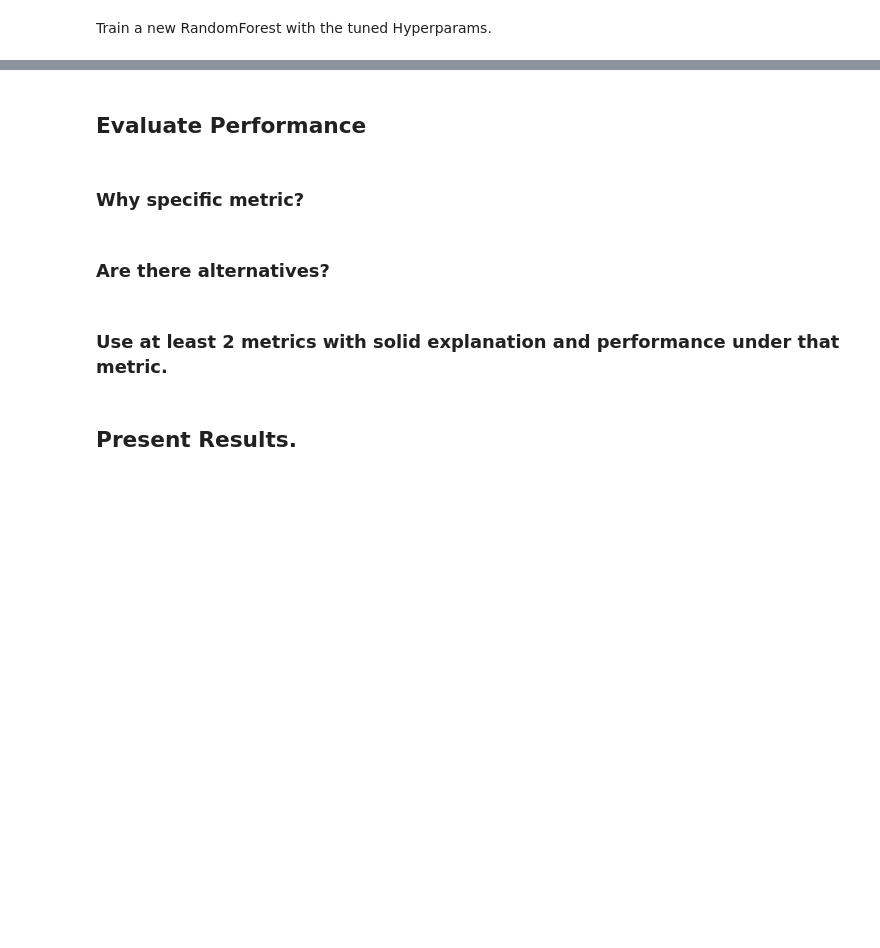
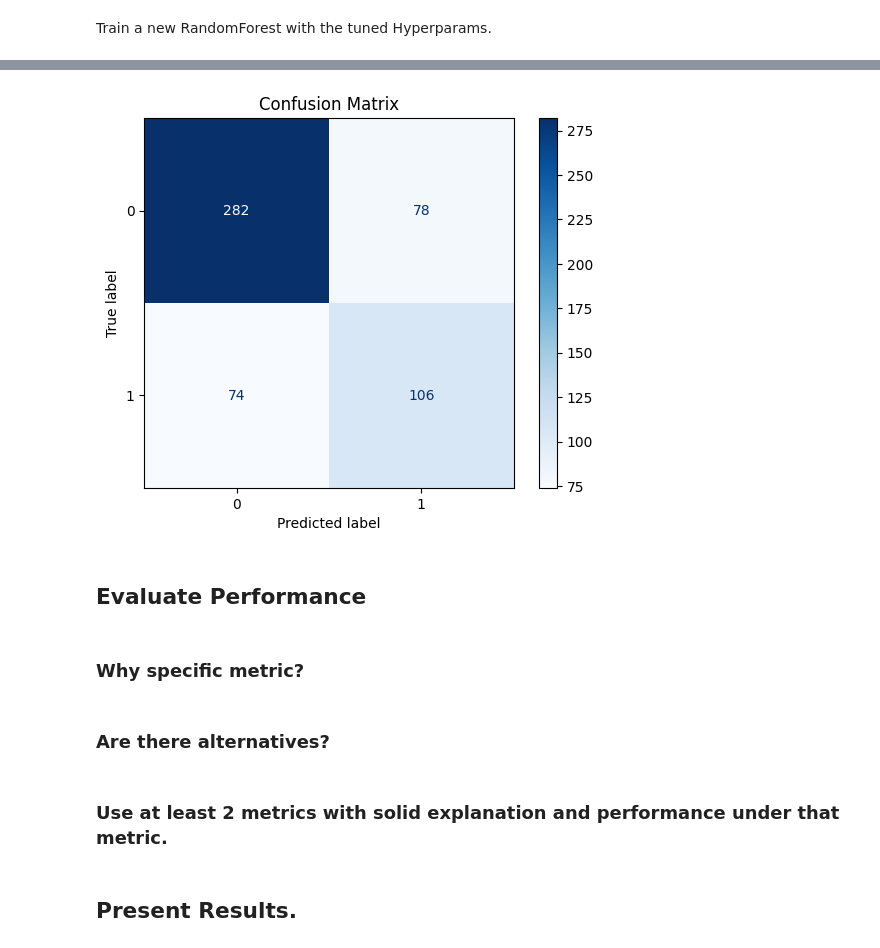
Before and after one commit to toutsos/ml_project, a Jupyter notebook: big-data-ml-project.ipynb, the cells around one changed output, grey strips where cells are left out. Drawn from its saved outputs; the diff is of its cells as text; code cells hidden in the pictures; blank space fills up the shorter version.

```diff
--- a/big-data-ml-project.ipynb
+++ b/big-data-ml-project.ipynb
@@ -818,0 +775,73 @@ Accuracy of the default model: 0.8272800645682001
+# %%
+from sklearn.utils import resample
+
+# Separate the dataset into subsets by class
+class_0 = df_encoded[df_encoded['admission'] == 0]  # Class 0
+class_1 = df_encoded[df_encoded['admission'] == 1]  # Class 1
+# class_2 = df_encoded[df_encoded['admission'] == 2]  # Class 2
+
+# Find the size of the smallest class
+min_size = min(len(class_0), len(class_1))
+
+# Downsample all classes to match the smallest class size
+class_0_downsampled = resample(class_0, replace=False, n_samples=min_size, random_state=42)
+class_1_downsampled = resample(class_1, replace=False, n_samples=min_size, random_state=42)
+# class_2_downsampled = resample(class_2, replace=False, n_samples=min_size, random_state=42)
+
+# Oversample admission = 0 to double its size
+df_admission_0_doubled = resample(class_0,
+                                  replace=True,  # Allow resampling with replacement
+                                  n_samples=min_size * 2,  # Double the size
+                                  random_state=42)
+
+# Combine the downsampled classes into one balanced dataset
+df_balanced = pd.concat([df_admission_0_doubled, class_1_downsampled])
+
+# Shuffle the dataset
+df_balanced = df_balanced.sample(frac=1, random_state=42).reset_index(drop=True)
+
+# Verify the class distribution
+print(df_balanced['admission'].value_counts())
+
+X_balanced = df_balanced.drop(columns=['admission'])
+features = X_balanced.columns
+print(features)
+
+y = df_balanced['admission']  # Target column
+
+# Normalizing the data
+X = preprocessing.StandardScaler().fit(X_balanced).transform(X_balanced.astype(float))
+X_train, X_test, y_train, y_test = train_test_split( X_balanced, y, test_size=0.2, random_state=42, stratify=y)
+
+# Initialize the Random Forest model
+model = RandomForestClassifier(random_state=42, n_estimators=100)
+
+# Train the model
+model.fit(X_train, y_train)
+
+# Predict on the test set (X_test)
+y_pred_rf_skf = model.predict(X_test)
+
+precision = precision_score(y_test, y_pred_rf_skf, average='macro')
+print(f"Precision: {precision:.4f}")
+
+recall = recall_score(y_test, y_pred_rf_skf, average='macro')
+
+print(f"Recall: {recall:.4f}")
+
+f1 = f1_score(y_test, y_pred_rf_skf, average='macro')
+print(f"F1-Score: {f1:.4f}")
+
+# Evaluate accuracy on the test set
+accuracy_test_rf_skf = accuracy_score(y_test, y_pred_rf_skf)
+print(f"\nAccuracy on test data: {accuracy_test_rf_skf}")
+
+# Compute the confusion matrix
+cm = confusion_matrix(y_test, y_pred_rf_skf)
+
+# Display the confusion matrix
+disp = ConfusionMatrixDisplay(confusion_matrix=cm)
+disp.plot(cmap=plt.cm.Blues)
+plt.title('Confusion Matrix')
+plt.show()
+# %% [output]
@@ -819,3 +865,4 @@ Accuracy of the default model: 0.8272800645682001
+[figure, added]
 # %% [markdown]
 ## Evaluate Performance
 # %% [markdown]
```
Also changed, not shown: parts of 13 cells of this notebook.
